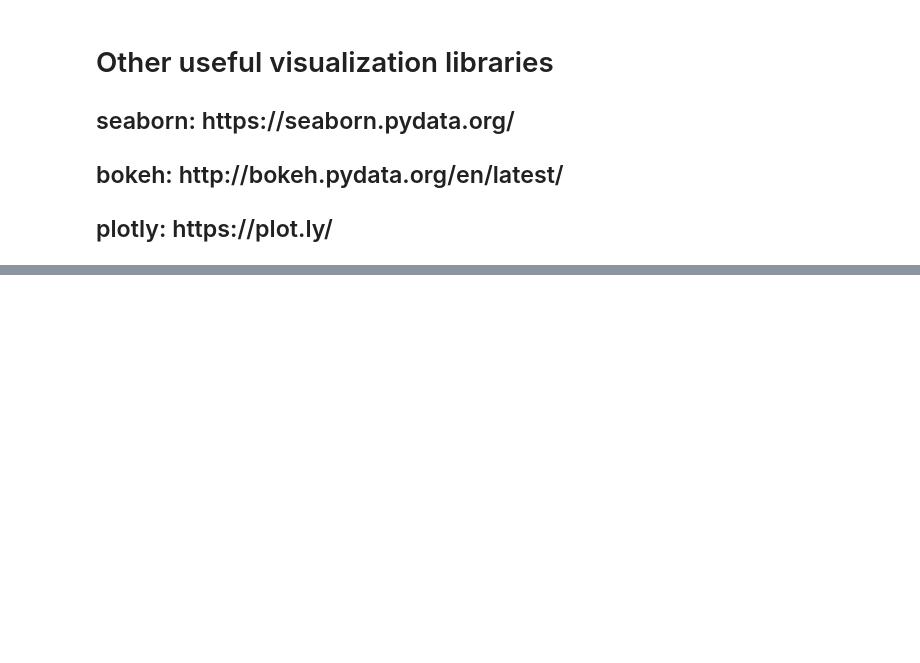
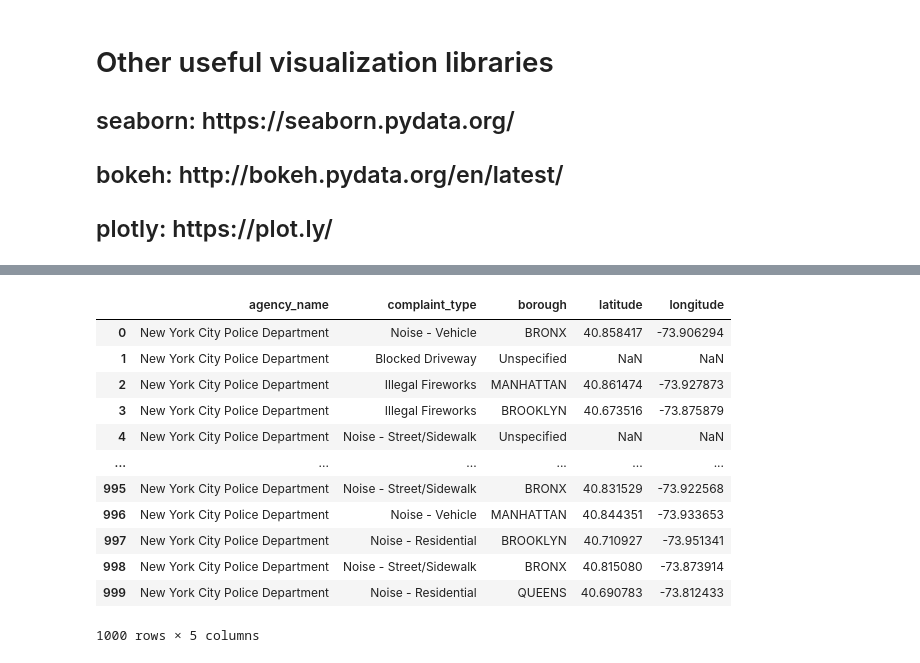
Before and after one commit to alexeimarcilio/Emeritus, a Jupyter notebook: Week11/Data_visualization.ipynb, the cells around one changed output, grey strips where cells are left out. Cells and saved outputs as stored; diff of their text form; code cells hidden in the pictures; blank space fills up the shorter version.

```diff
--- a/Week11/Data_visualization.ipynb
+++ b/Week11/Data_visualization.ipynb
@@ -278,0 +499,20 @@ data['float_time'].hist(bins=50)
+# %%
+cols = ['agency_name', 'complaint_type','borough', 'latitude', 'longitude']
+# %%
+df = nyc_311.loc[:, cols]
+# %%
+df
+# %% [output]
+|  | agency_name | complaint_type | borough | latitude | longitude |
+| 0 | New York City Police Department | Noise - Vehicle | BRONX | 40.858417 | -73.906294 |
+| 1 | New York City Police Department | Blocked Driveway | Unspecified | NaN | NaN |
+| 2 | New York City Police Department | Illegal Fireworks | MANHATTAN | 40.861474 | -73.927873 |
+| 3 | New York City Police Department | Illegal Fireworks | BROOKLYN | 40.673516 | -73.875879 |
+| 4 | New York City Police Department | Noise - Street/Sidewalk | Unspecified | NaN | NaN |
+| ... | ... | ... | ... | ... | ... |
+| 995 | New York City Police Department | Noise - Street/Sidewalk | BRONX | 40.831529 | -73.922568 |
+| 996 | New York City Police Department | Noise - Vehicle | MANHATTAN | 40.844351 | -73.933653 |
+| 997 | New York City Police Department | Noise - Residential | BROOKLYN | 40.710927 | -73.951341 |
+| 998 | New York City Police Department | Noise - Street/Sidewalk | BRONX | 40.815080 | -73.873914 |
+| 999 | New York City Police Department | Noise - Residential | QUEENS | 40.690783 | -73.812433 |
+1000 rows × 5 columns
```
Also changed, not shown: parts of 58 cells of this notebook, 13 other files.
